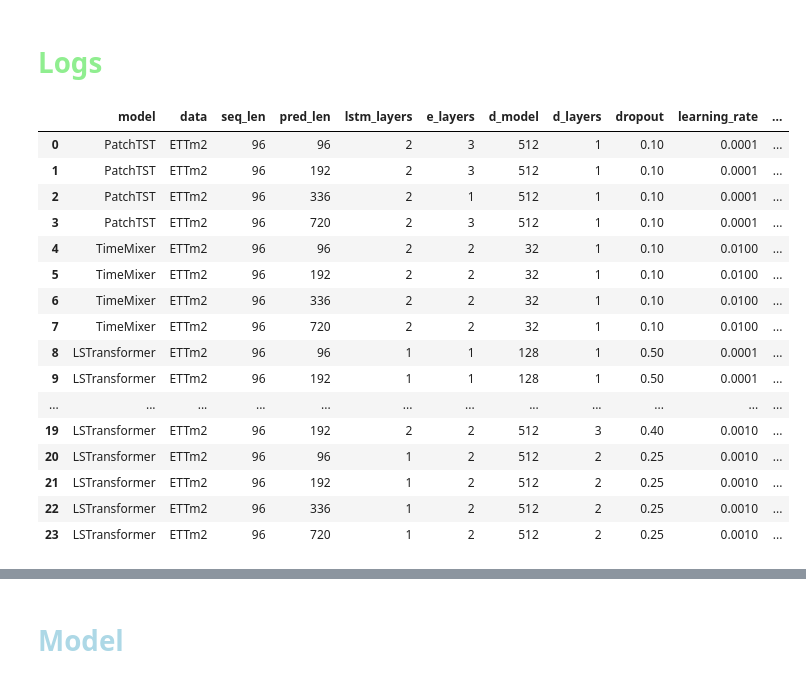
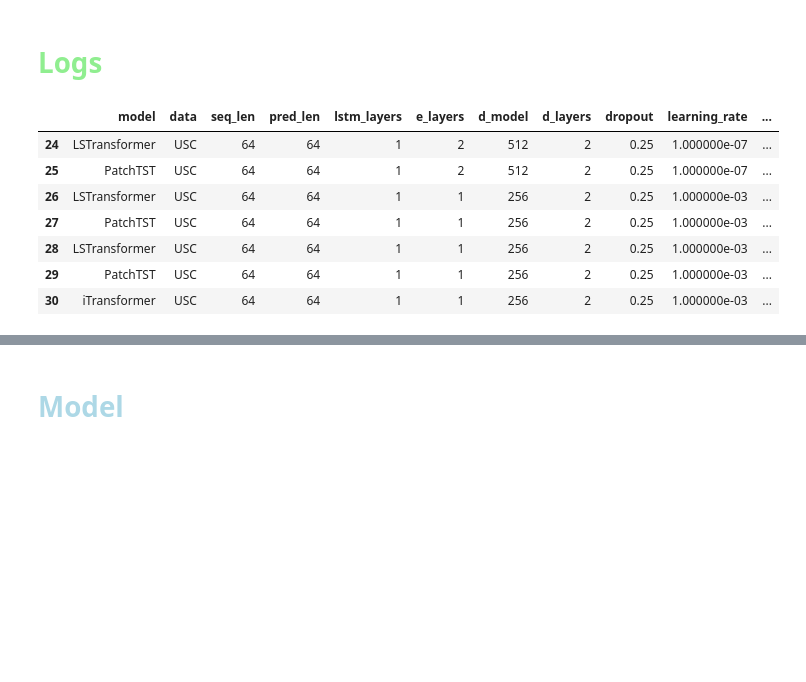
Before and after one commit to arnaud-odet/Time-Series-Library, a Jupyter notebook: results.ipynb, the cells around one changed output, grey strips where cells are left out. Cells and saved outputs as stored; diff of their text form; code cells hidden in the pictures; blank space fills up the shorter version.

```diff
--- a/results.ipynb
+++ b/results.ipynb
@@ -9,25 +9,17 @@ import seaborn as sns
 # %% [markdown]
 # <span style='color:lightgreen'>Logs
 # %%
+dataset = 'USC'
 lt_logs_df = pd.read_csv('./logs/long_term_forecast.csv', index_col = 0)
-lt_logs_df[['model', 'data', 'seq_len', 'pred_len', 'lstm_layers', 'e_layers','d_model', 'd_layers',
+lt_logs_df.query(f"data == '{dataset}'")[['model', 'data', 'seq_len', 'pred_len', 'lstm_layers', 'e_layers','d_model', 'd_layers',
        'dropout', 'learning_rate', 'nb_params', 'rmse','mse', 'mae']]
 # %% [output]
 |  | model | data | seq_len | pred_len | lstm_layers | e_layers | d_model | d_layers | dropout | learning_rate | ... |
-| 0 | PatchTST | ETTm2 | 96 | 96 | 2 | 3 | 512 | 1 | 0.10 | 0.0001 | ... |
-| 1 | PatchTST | ETTm2 | 96 | 192 | 2 | 3 | 512 | 1 | 0.10 | 0.0001 | ... |
-| 2 | PatchTST | ETTm2 | 96 | 336 | 2 | 1 | 512 | 1 | 0.10 | 0.0001 | ... |
-| 3 | PatchTST | ETTm2 | 96 | 720 | 2 | 3 | 512 | 1 | 0.10 | 0.0001 | ... |
-| 4 | TimeMixer | ETTm2 | 96 | 96 | 2 | 2 | 32 | 1 | 0.10 | 0.0100 | ... |
-| 5 | TimeMixer | ETTm2 | 96 | 192 | 2 | 2 | 32 | 1 | 0.10 | 0.0100 | ... |
-| 6 | TimeMixer | ETTm2 | 96 | 336 | 2 | 2 | 32 | 1 | 0.10 | 0.0100 | ... |
-| 7 | TimeMixer | ETTm2 | 96 | 720 | 2 | 2 | 32 | 1 | 0.10 | 0.0100 | ... |
-| 8 | LSTransformer | ETTm2 | 96 | 96 | 1 | 1 | 128 | 1 | 0.50 | 0.0001 | ... |
-| 9 | LSTransformer | ETTm2 | 96 | 192 | 1 | 1 | 128 | 1 | 0.50 | 0.0001 | ... |
-| ... | ... | ... | ... | ... | ... | ... | ... | ... | ... | ... | ... |
-| 19 | LSTransformer | ETTm2 | 96 | 192 | 2 | 2 | 512 | 3 | 0.40 | 0.0010 | ... |
-| 20 | LSTransformer | ETTm2 | 96 | 96 | 1 | 2 | 512 | 2 | 0.25 | 0.0010 | ... |
-| 21 | LSTransformer | ETTm2 | 96 | 192 | 1 | 2 | 512 | 2 | 0.25 | 0.0010 | ... |
-| 22 | LSTransformer | ETTm2 | 96 | 336 | 1 | 2 | 512 | 2 | 0.25 | 0.0010 | ... |
-| 23 | LSTransformer | ETTm2 | 96 | 720 | 1 | 2 | 512 | 2 | 0.25 | 0.0010 | ... |
+| 24 | LSTransformer | USC | 64 | 64 | 1 | 2 | 512 | 2 | 0.25 | 1.000000e-07 | ... |
+| 25 | PatchTST | USC | 64 | 64 | 1 | 2 | 512 | 2 | 0.25 | 1.000000e-07 | ... |
+| 26 | LSTransformer | USC | 64 | 64 | 1 | 1 | 256 | 2 | 0.25 | 1.000000e-03 | ... |
+| 27 | PatchTST | USC | 64 | 64 | 1 | 1 | 256 | 2 | 0.25 | 1.000000e-03 | ... |
+| 28 | LSTransformer | USC | 64 | 64 | 1 | 1 | 256 | 2 | 0.25 | 1.000000e-03 | ... |
+| 29 | PatchTST | USC | 64 | 64 | 1 | 1 | 256 | 2 | 0.25 | 1.000000e-03 | ... |
+| 30 | iTransformer | USC | 64 | 64 | 1 | 1 | 256 | 2 | 0.25 | 1.000000e-03 | ... |
 # %%
```
Also changed, not shown: parts of 1 cell of this notebook, 2 other files.
